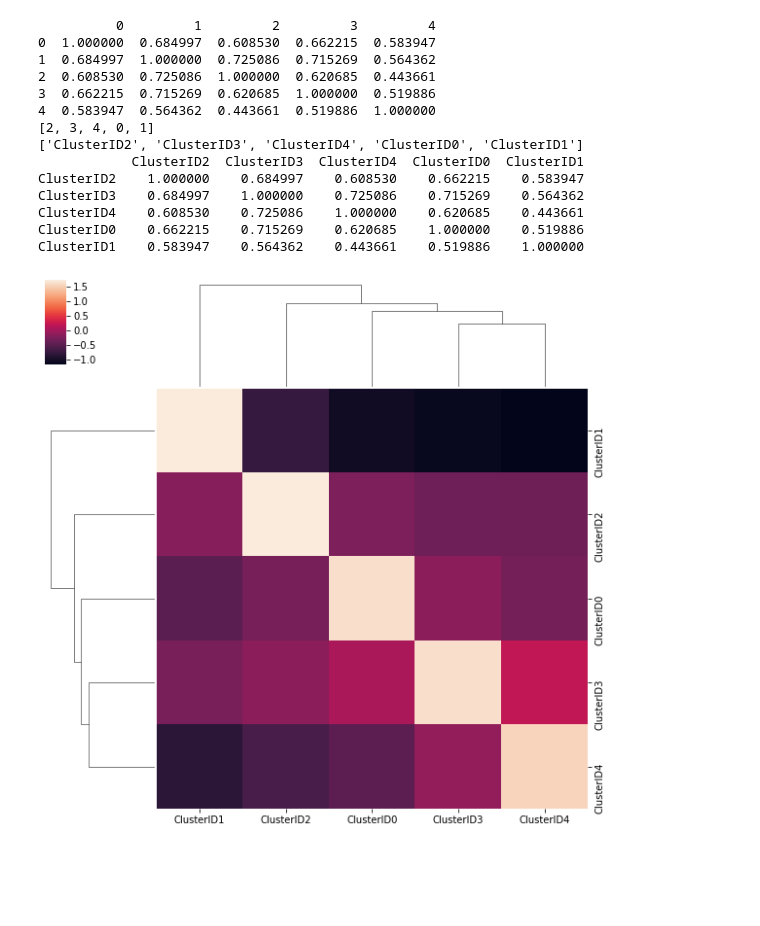
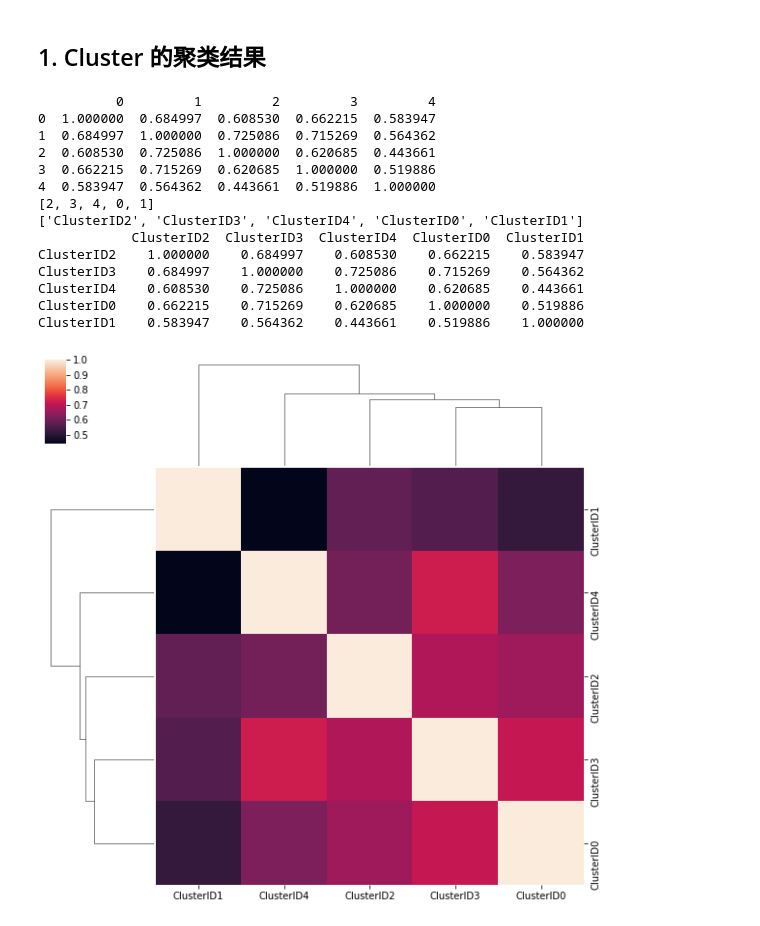
Before and after one commit to danzhewuju/SEEG, a Jupyter notebook: NoteBookJupyter/Clustering_Heatmap.ipynb, the cells around one changed output. Saved outputs shown, nothing was run; the diff lists cells and outputs as text; code cells hidden in the pictures; blank space fills up the shorter version.

```diff
--- a/NoteBookJupyter/Clustering_Heatmap.ipynb
+++ b/NoteBookJupyter/Clustering_Heatmap.ipynb
@@ -28,35 +16,47 @@ for i, id in enumerate(tqdm(id_list)):
+# %% [markdown]
+## 1. Cluster 的聚类结果
 # %%
+DBA_cluster = np.load("./processing/DBA_wave.pkl", allow_pickle=True)
+DBA_clustering_heatmap = np.zeros((len(DBA_cluster), len(DBA_cluster)))
+id_list = list(DBA_cluster.keys())
+for i, id in enumerate(tqdm(id_list)):
+    s1 = DBA_cluster[id]
+    for j in range(0, i+1):
+        id_2 = id_list[j]
+        s2 = DBA_cluster[id_2]
+        score = similarity_DTW(s1, s2)
+        DBA_clustering_heatmap[i][j] = score
+        DBA_clustering_heatmap[j][i] = score
 data_frame = pd.DataFrame(DBA_clustering_heatmap)
 print(data_frame)
 
 print(id_list)
 cluster_id = ["ClusterID{}".format(x) for x in id_list]
 print(cluster_id)
 cluster_result = data_frame.rename(index=dict(zip(range(len(cluster_id)), cluster_id)), columns=dict(zip(range(len(cluster_id)), cluster_id)))
 print(cluster_result)
 # print(data_frame)
 
 # metric数据度量方法, method计算聚类的方法
 # standard_scale标准维度（0：行或1：列即每行或每列的含义，减去最小值并将每个维度除以其最大值）
-# sns.clustermap(cluster_result, metric="correlation", method="single", cmap="Blues", standard_scale=1)
-# sns.clustermap(cluster_result, standard_scale=1)
+sns.clustermap(cluster_result)
 # Normalize 正则化
-sns.clustermap(cluster_result, z_score=1)
+# sns.clustermap(cluster_result, z_score=1)
 plt.savefig("./pdf/cluster_heatmap.pdf")
 plt.show()
 # %% [output]
           0         1         2         3         4
 0  1.000000  0.684997  0.608530  0.662215  0.583947
 1  0.684997  1.000000  0.725086  0.715269  0.564362
 2  0.608530  0.725086  1.000000  0.620685  0.443661
 3  0.662215  0.715269  0.620685  1.000000  0.519886
 4  0.583947  0.564362  0.443661  0.519886  1.000000
 [2, 3, 4, 0, 1]
 ['ClusterID2', 'ClusterID3', 'ClusterID4', 'ClusterID0', 'ClusterID1']
             ClusterID2  ClusterID3  ClusterID4  ClusterID0  ClusterID1
 ClusterID2    1.000000    0.684997    0.608530    0.662215    0.583947
 ClusterID3    0.684997    1.000000    0.725086    0.715269    0.564362
 ClusterID4    0.608530    0.725086    1.000000    0.620685    0.443661
 ClusterID0    0.662215    0.715269    0.620685    1.000000    0.519886
 ClusterID1    0.583947    0.564362    0.443661    0.519886    1.000000
-[figure, old version]
+[figure, new version]
```
Also changed, not shown: parts of 3 cells of this notebook, 3 other files.
